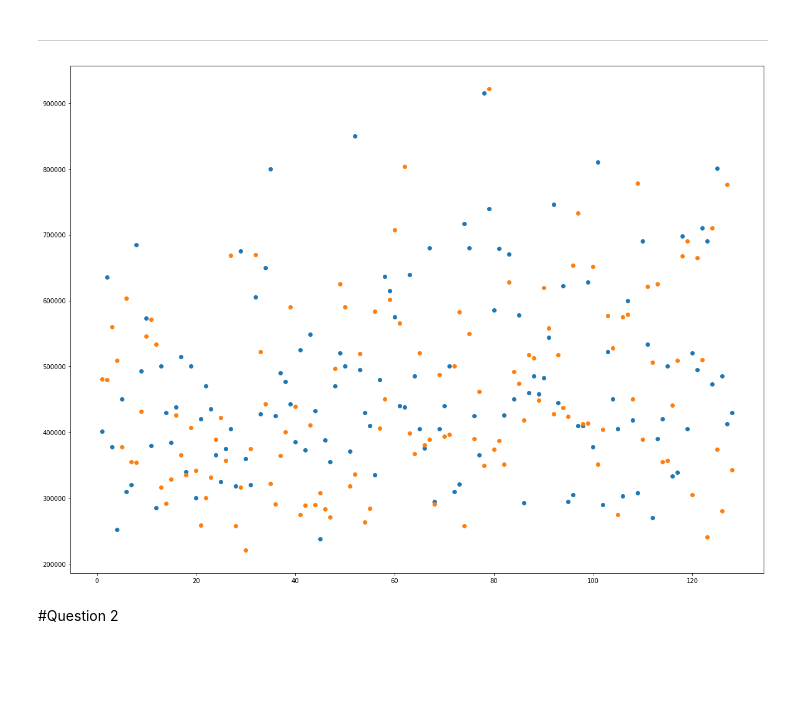
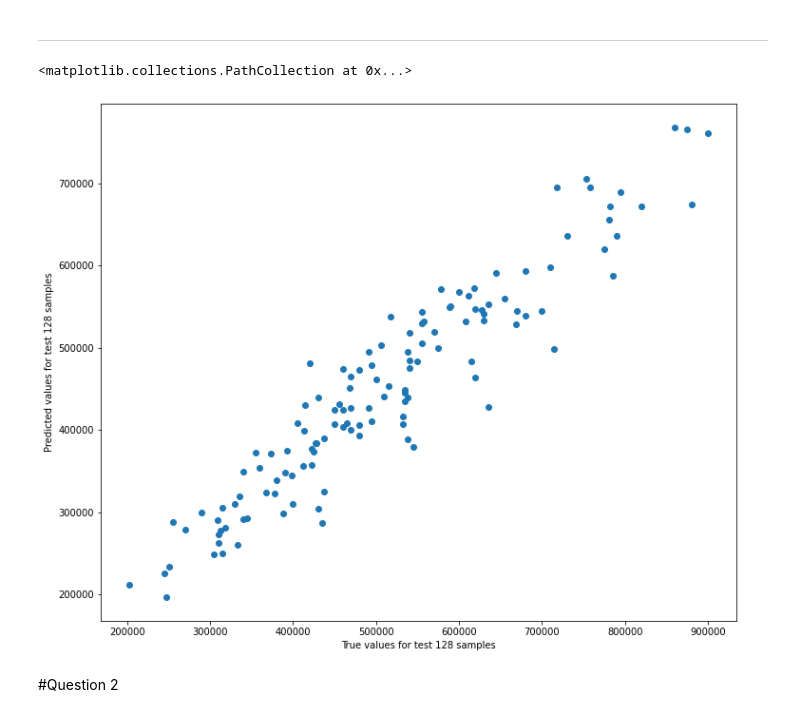
Before and after one commit to kirath2205/Neural-Network-Assignment-1, a Jupyter notebook: start_1b.ipynb, the cells around one changed output. Drawn from its saved outputs; the diff is of its cells as text; code cells hidden in the pictures; blank space fills up the shorter version.

```diff
--- a/start_1b.ipynb
+++ b/start_1b.ipynb
@@ -369,38 +371,24 @@ In the cell below, we load the weights of the model with the lowest test error.T
 
 
 ---
-# %%
-
-
-model.load_weights(checkpoint_filepath)
-test_predictions = model.predict(val_ds)
-
-'''print()
-print()
-plt.figure(figsize = (10,8))
-test_predictions_batch_128 = test_predictions[:128]
-true_values = np.concatenate([y for x, y in val_ds], axis=0)
-true_values_batch_128 = true_values[:128]
-plt.scatter(true_values_batch_128, test_predictions_batch_128)
-print()
-print()'''
-
-plt.figure(figsize = (20,15))
-true_values = np.concatenate([y for x, y in val_ds], axis=0)
-true_values_batch = true_values[:128]
-predictions_batch = test_predictions[:128]
-true_value_points = []
-predicted_value_points = []
-sample_number = []
-for i in range(128):
-  true_value_points.append([i+1,true_values_batch[i]])
-  predicted_value_points.append([i+1,predictions_batch[i]])
-  sample_number.append(i+1)
-plt.scatter(sample_number , true_values_batch)
-plt.scatter(sample_number , predictions_batch)
-plt.show()
-# %% [output]
-[figure, removed]
+# %%
+
+
+model.load_weights(checkpoint_filepath)
+iterator = iter(val_ds)
+batch = iterator.get_next()
+del batch[0]['year']
+del batch[0]['nearest_stn']
+del batch[0]['full_address']
+predictions = model.predict(batch[0])
+true_labels = batch[1]
+plt.figure(figsize=(12,10))
+plt.xlabel('True values for test 128 samples')
+plt.ylabel('Predicted values for test 128 samples')
+plt.scatter(true_labels, predictions)
+# %% [output]
+<matplotlib.collections.PathCollection at 0x...>
+[figure, added]
 # %% [markdown]
 #Question 2
 # %% [markdown]
```
Also changed, not shown: parts of 16 cells of this notebook.
